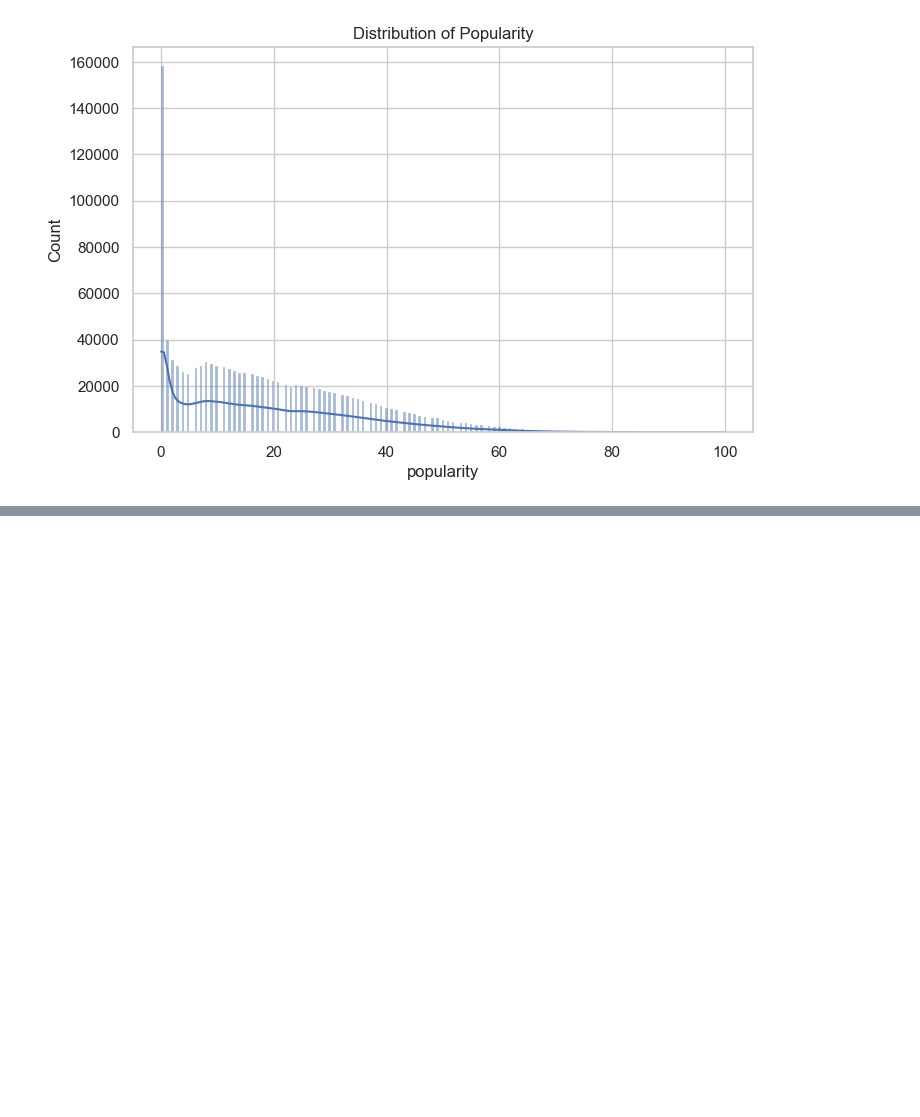
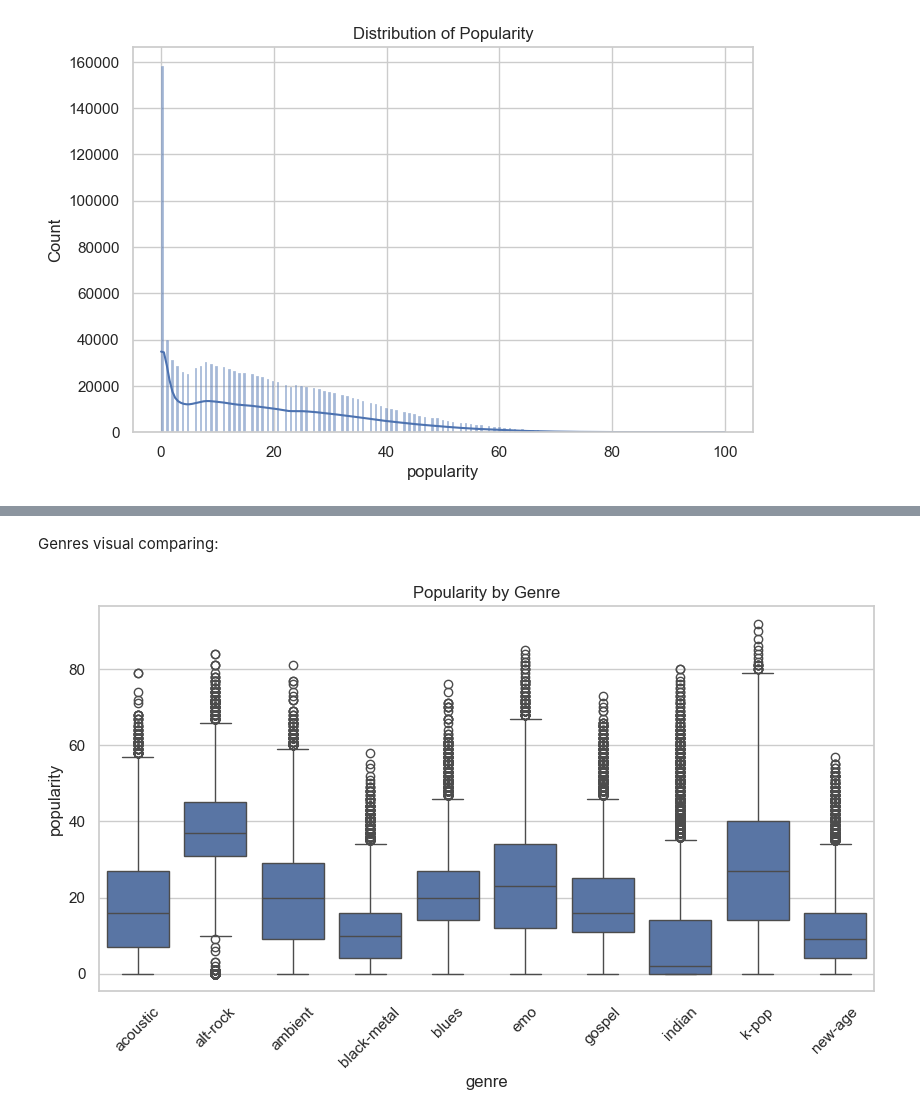
Before and after one commit to AdilkhanEEAIR/spotify_songs_research, a Jupyter notebook: notebooks/analysis.ipynb, the cells around one changed output, grey strips where cells are left out. Saved outputs shown, nothing was run; the diff lists cells and outputs as text; code cells hidden in the pictures; blank space fills up the shorter version.

```diff
--- a/notebooks/analysis.ipynb
+++ b/notebooks/analysis.ipynb
@@ -84,0 +177,11 @@ plt.show()
+# %% [markdown]
+Genres  visual comparing:
+# %%
+top_genres = df['genre'].value_counts().head(10).index
+plt.figure(figsize=(10,5))
+sns.boxplot(data=df[df['genre'].isin(top_genres)], x='genre', y='popularity')
+plt.xticks(rotation=45)
+plt.title("Popularity by Genre")
+plt.show()
+# %% [output]
+[figure, added]
```
Also changed, not shown: parts of 9 cells of this notebook.
